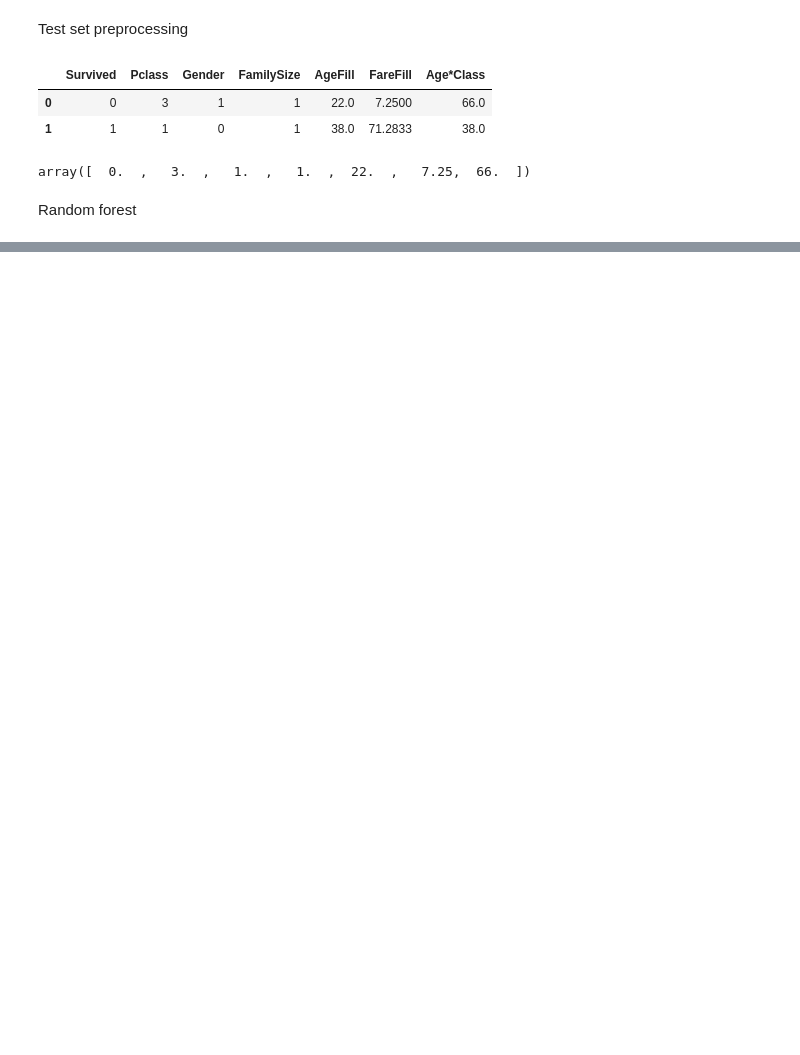
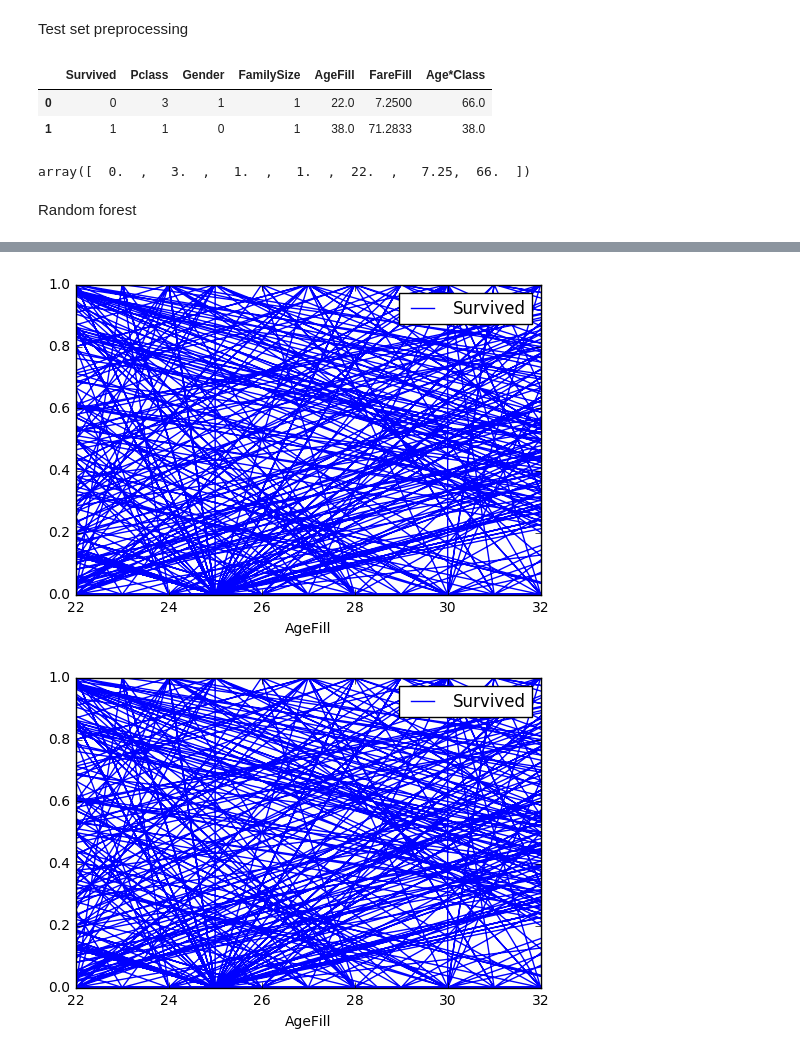
Before and after one commit to MehdiAB161/ML0, a Jupyter notebook: exploration.ipynb, the cells around one changed output, grey strips where cells are left out. Cells and saved outputs as stored; diff of their text form; code cells hidden in the pictures; blank space fills up the shorter version.

```diff
--- a/exploration.ipynb
+++ b/exploration.ipynb
@@ -155,3 +254,10 @@ output = clf.predict(X_test)
+# %%
+import matplotlib.pyplot as plt
+df.plot(x='AgeFill', y='Survived')
+plt.show()
+# %% [output]
+[figure, added]
+[figure, added]
 # %%
 output = output.astype(int)
 passenger_id = np.arange(892, 1310, 1)
```
Also changed, not shown: parts of 19 cells of this notebook, 1 other file.
